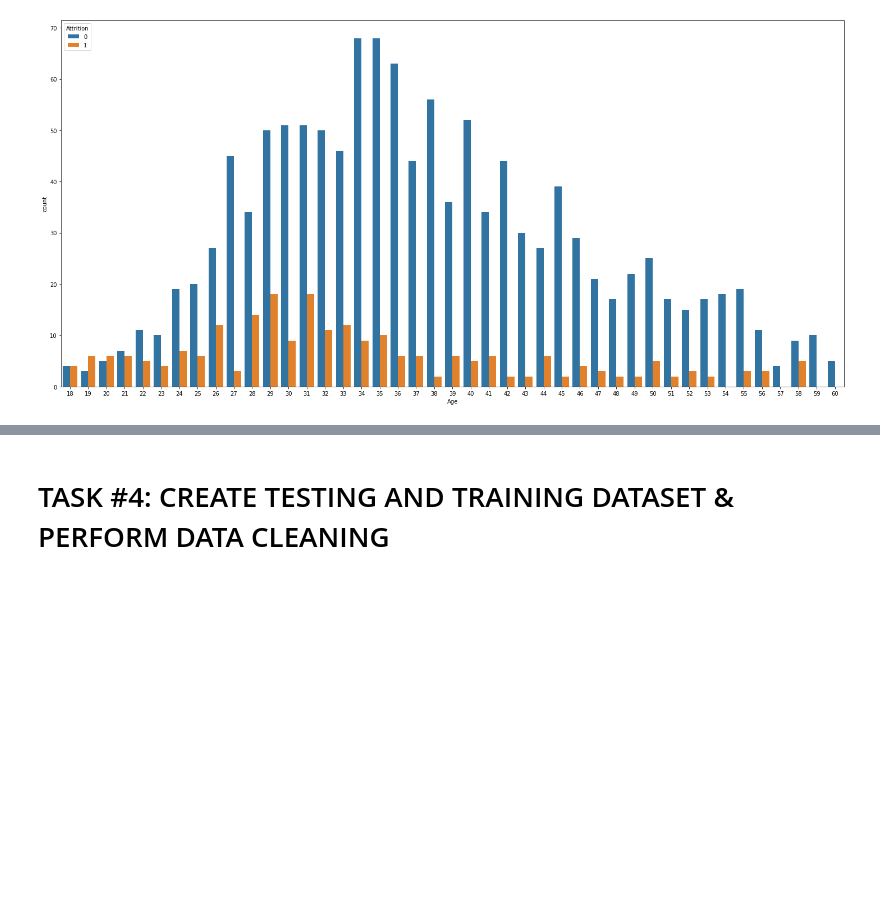
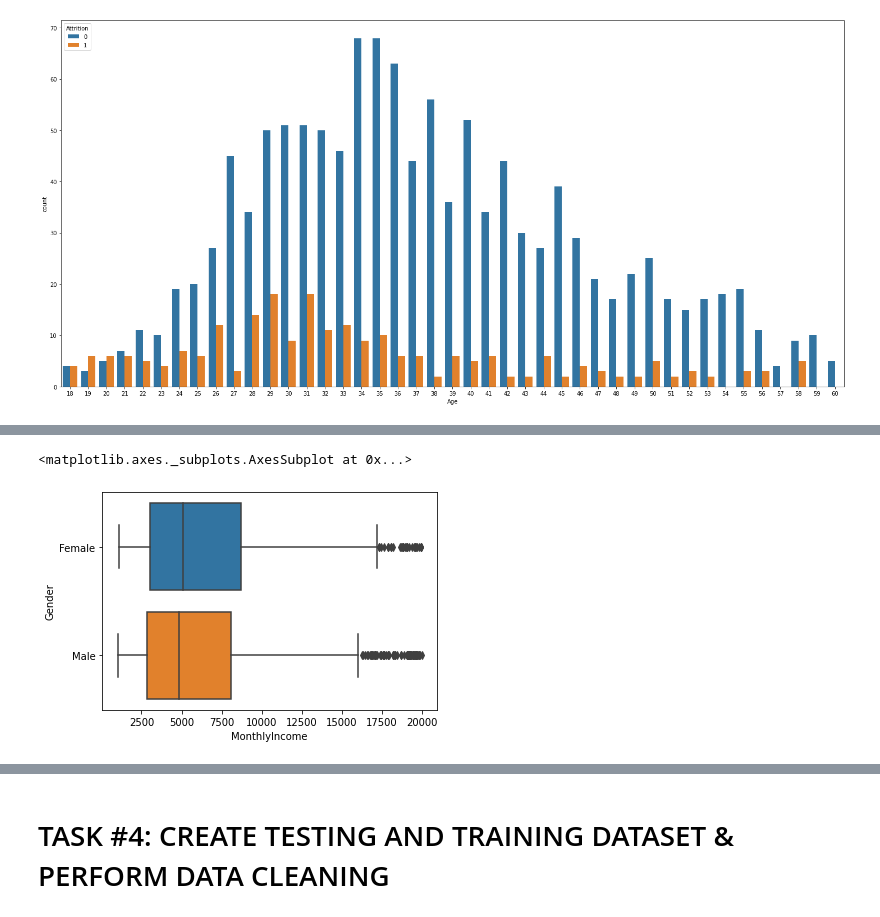
Before and after one commit to lavarius/DSCaseStudies, a Jupyter notebook: CS_Human_Resources_Department_Skeleton.ipynb, the cells around one changed output, grey strips where cells are left out. Saved outputs shown, nothing was run; the diff lists cells and outputs as text; code cells hidden in the pictures; blank space fills up the shorter version.

```diff
--- a/CS_Human_Resources_Department_Skeleton.ipynb
+++ b/CS_Human_Resources_Department_Skeleton.ipynb
@@ -206,0 +258,10 @@ sns.countplot(x = 'JobLevel', hue = 'Attrition', data = employee_df)
+# %%
+# Last two graphs are Box to Plots Box Plot
+# Let's see the Gender vs. Monthly Income
+sns.boxplot(x = 'MonthlyIncome', y = 'Gender', data = employee_df)
+
+# Average is comparable between M and F. Pay equality here. Slight difference,
+# females get paid even more.
+# %% [output]
+<matplotlib.axes._subplots.AxesSubplot at 0x...>
+[figure, added]
```
Also changed, not shown: parts of 10 cells of this notebook.
